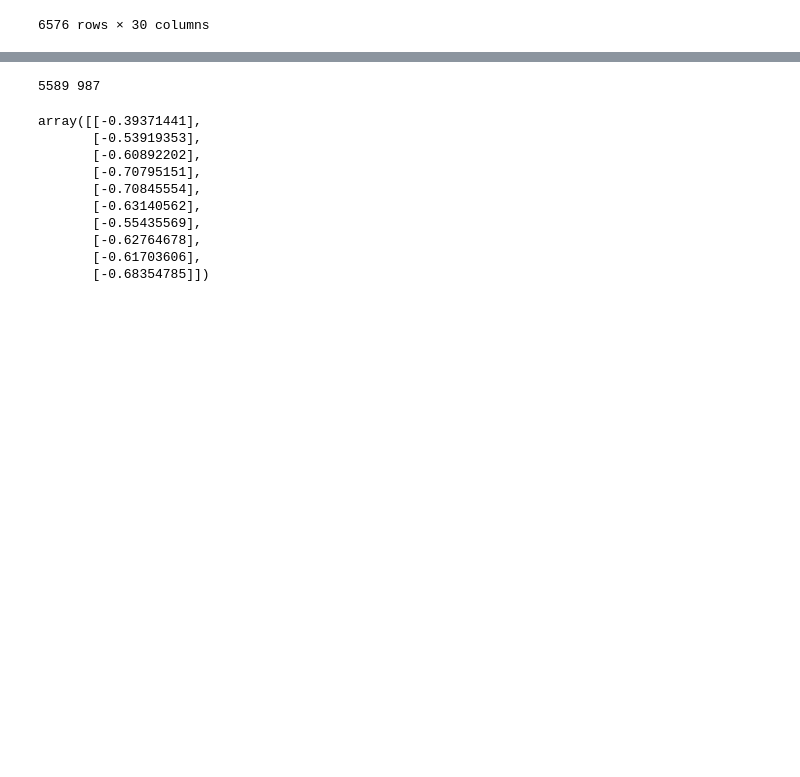
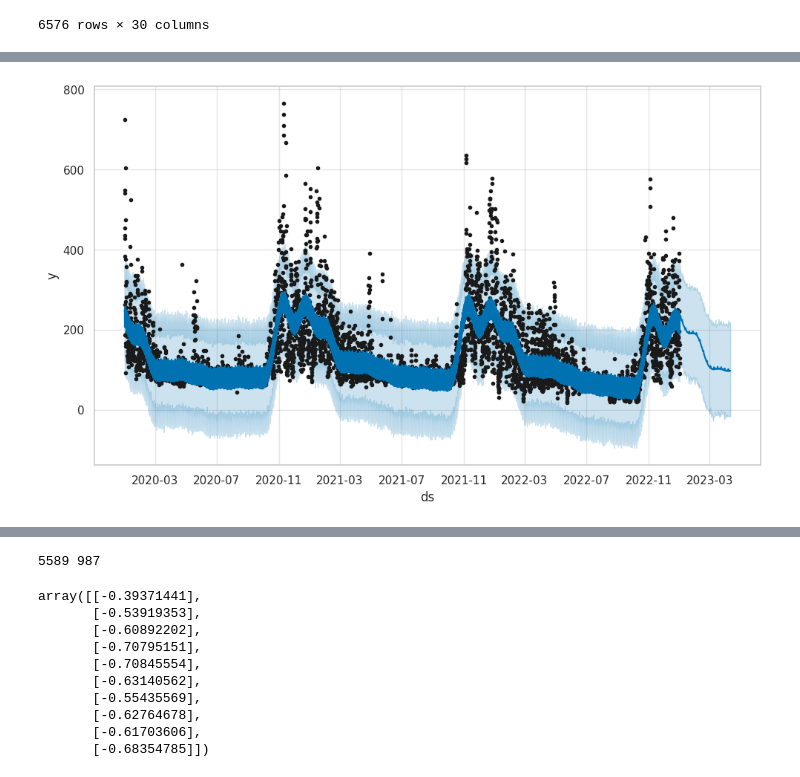
Before and after one commit to shanthan5327/ML_Models, a Jupyter notebook: air_pollution_CSI.ipynb, the cells around one changed output, grey strips where cells are left out. Drawn from its saved outputs; the diff is of its cells as text; code cells hidden in the pictures; blank space fills up the shorter version.

```diff
--- a/air_pollution_CSI.ipynb
+++ b/air_pollution_CSI.ipynb
@@ -646,0 +716,8 @@ df_delhi
+# %%
+df_delhi_prophet = df_delhi[["PM2.5","Time Periods"]]
+df_delhi_prophet.rename(columns = {'PM2.5':'y','Time Periods':'ds'}, inplace=True)
+# %%
+from prophet import Prophet
+
+m = Prophet(interval_width=0.95, daily_seasonality=True)
+model = m.fit(df_delhi_prophet)
@@ -646,0 +734,4 @@ df_delhi
+# %%
+future = m.make_future_dataframe(periods=100,freq='D')
+forecast = m.predict(future)
+forecast.head()
@@ -646,0 +746,4 @@ df_delhi
+# %%
+plot1 = m.plot(forecast)
+# %% [output]
+[figure, added]
```
Also changed, not shown: parts of 21 cells of this notebook.
